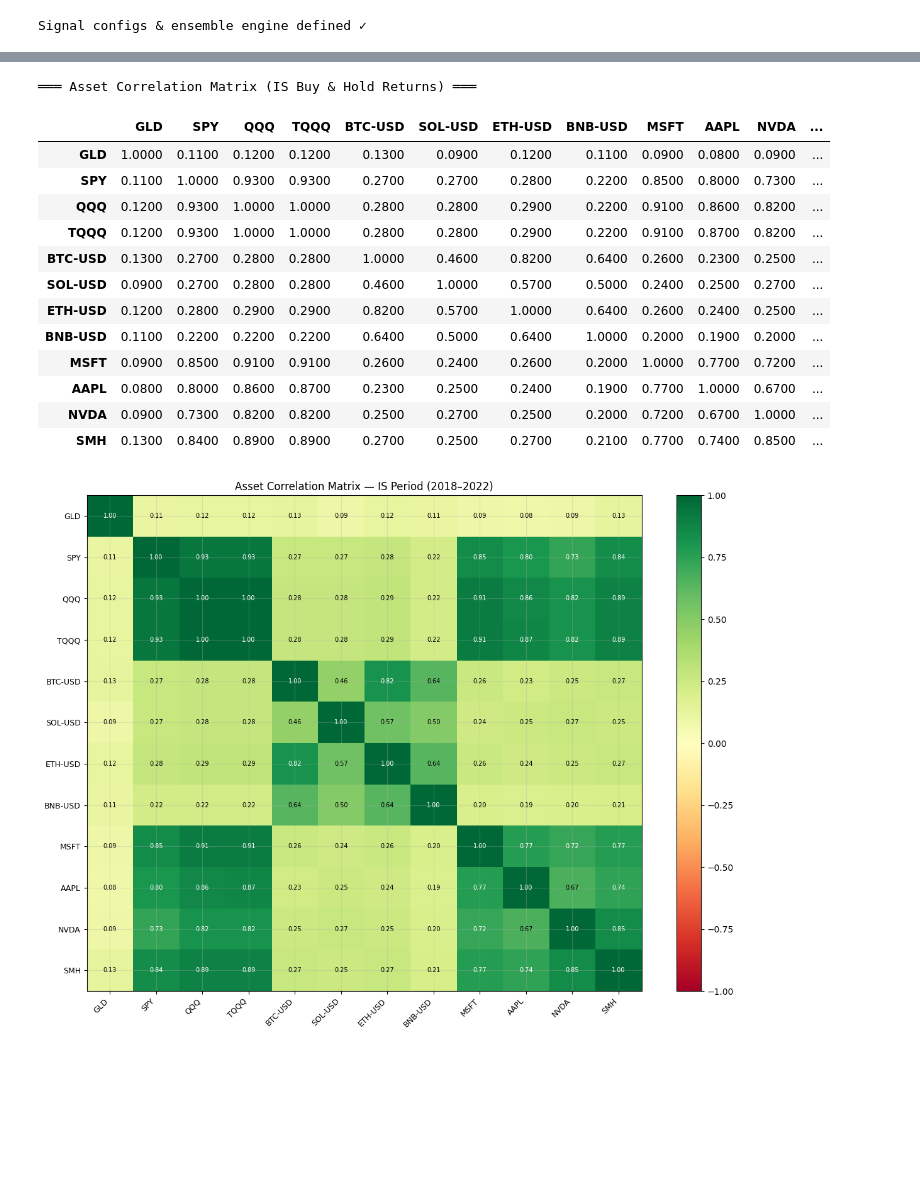
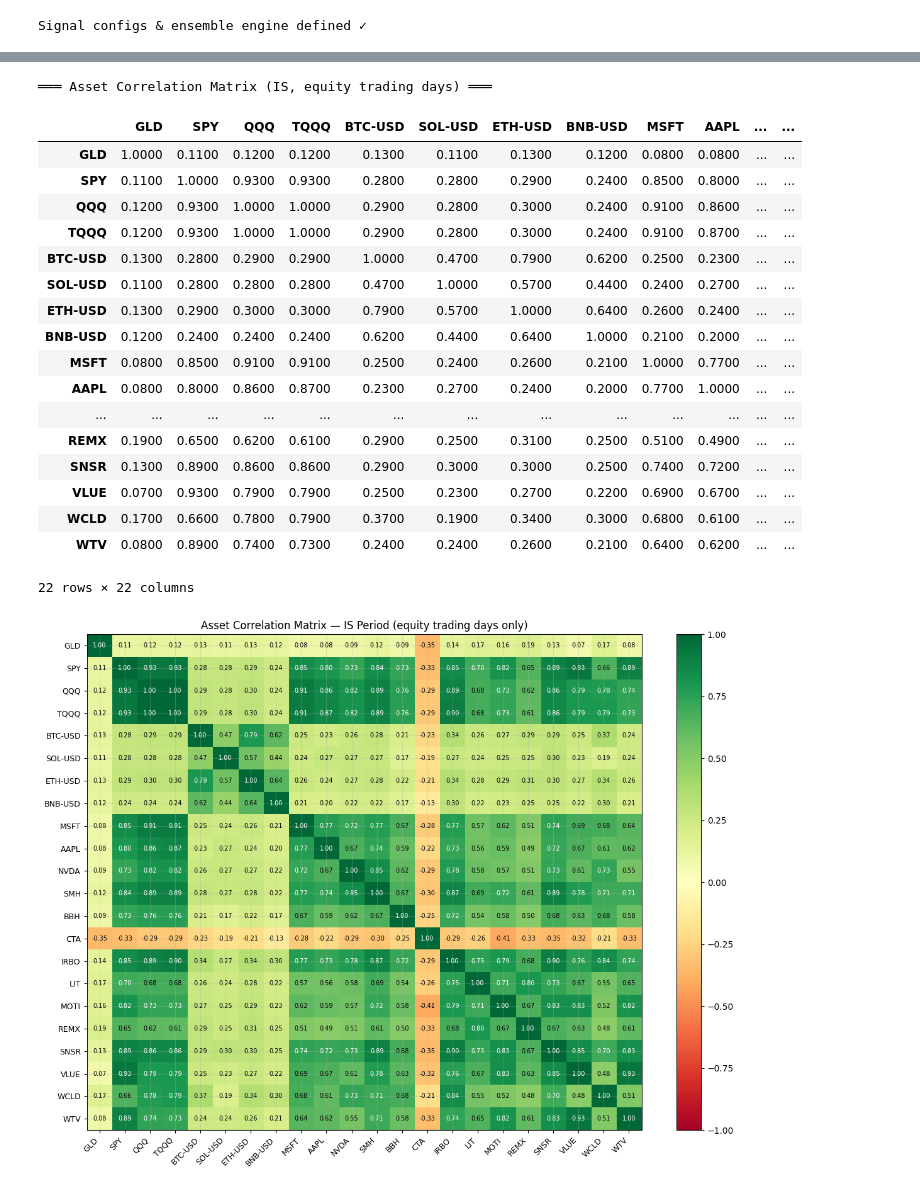
Before and after one commit to gordgoncompsidaytrading605/RSI_Portfolio_allocation, a Jupyter notebook: full_portfolio_RSIrotation.ipynb, the cells around one changed output, grey strips where cells are left out. Cells and saved outputs as stored; diff of their text form; code cells hidden in the pictures; blank space fills up the shorter version.

```diff
--- a/full_portfolio_RSIrotation.ipynb
+++ b/full_portfolio_RSIrotation.ipynb
@@ -808,48 +769,60 @@ SOL-USD     8.6%
 dtype: object
 # %%
-# CELL 11 CORRELATION METRICS
+# CELL 11 CORRELATION MATRIX
 
-print('═══ Asset Correlation Matrix (IS Buy & Hold Returns) ═══\n')
+# FIX 3: correlation computed on equity trading days only
+
+print('═══ Asset Correlation Matrix (IS, equity trading days) ═══\n')
 
 bnh_rets = pd.DataFrame({
     t: all_closes[t].reindex(ret_df.index).pct_change()
     for t in TICKERS if t in all_closes
 })[is_mask]
 
-corr = bnh_rets.corr().round(2)
+equity_cols          = [t for t in bnh_rets.columns if t not in CRYPTO_TICKERS]
+equity_day_mask_corr = bnh_rets[equity_cols].abs().sum(axis=1) > 0
+bnh_rets_aligned     = bnh_rets[equity_day_mask_corr]
+
+corr = bnh_rets_aligned.corr().round(2)
 display(corr)
 
 fig, ax = plt.subplots(figsize=(12, 9))
 im = ax.imshow(corr.values, cmap='RdYlGn', vmin=-1, vmax=1, aspect='auto')
 plt.colorbar(im, ax=ax)
 ax.set_xticks(range(len(corr.columns)))
 ax.set_yticks(range(len(corr.columns)))
 ax.set_xticklabels(corr.columns, rotation=45, ha='right', fontsize=9)
 ax.set_yticklabels(corr.columns, fontsize=9)
 for i in range(len(corr)):
     for j in range(len(corr.columns)):
         ax.text(j, i, f'{corr.iloc[i, j]:.2f}',
                 ha='center', va='center', fontsize=7,
                 color='black' if abs(corr.iloc[i, j]) < 0.7 else 'white')
-ax.set_title('Asset Correlation Matrix — IS Period (2018–2022)', fontsize=12)
+ax.set_title('Asset Correlation Matrix — IS Period (equity trading days only)',
+             fontsize=12)
 plt.tight_layout()
 plt.show()
 # %% [output]
-═══ Asset Correlation Matrix (IS Buy & Hold Returns) ═══
+═══ Asset Correlation Matrix (IS, equity trading days) ═══
-|  | GLD | SPY | QQQ | TQQQ | BTC-USD | SOL-USD | ETH-USD | BNB-USD | MSFT | AAPL | NVDA | ... |
-| GLD | 1.0000 | 0.1100 | 0.1200 | 0.1200 | 0.1300 | 0.0900 | 0.1200 | 0.1100 | 0.0900 | 0.0800 | 0.0900 | ... |
-| SPY | 0.1100 | 1.0000 | 0.9300 | 0.9300 | 0.2700 | 0.2700 | 0.2800 | 0.2200 | 0.8500 | 0.8000 | 0.7300 | ... |
-| QQQ | 0.1200 | 0.9300 | 1.0000 | 1.0000 | 0.2800 | 0.2800 | 0.2900 | 0.2200 | 0.9100 | 0.8600 | 0.8200 | ... |
-| TQQQ | 0.1200 | 0.9300 | 1.0000 | 1.0000 | 0.2800 | 0.2800 | 0.2900 | 0.2200 | 0.9100 | 0.8700 | 0.8200 | ... |
-| BTC-USD | 0.1300 | 0.2700 | 0.2800 | 0.2800 | 1.0000 | 0.4600 | 0.8200 | 0.6400 | 0.2600 | 0.2300 | 0.2500 | ... |
-| SOL-USD | 0.0900 | 0.2700 | 0.2800 | 0.2800 | 0.4600 | 1.0000 | 0.5700 | 0.5000 | 0.2400 | 0.2500 | 0.2700 | ... |
-| ETH-USD | 0.1200 | 0.2800 | 0.2900 | 0.2900 | 0.8200 | 0.5700 | 1.0000 | 0.6400 | 0.2600 | 0.2400 | 0.2500 | ... |
-| BNB-USD | 0.1100 | 0.2200 | 0.2200 | 0.2200 | 0.6400 | 0.5000 | 0.6400 | 1.0000 | 0.2000 | 0.1900 | 0.2000 | ... |
-| MSFT | 0.0900 | 0.8500 | 0.9100 | 0.9100 | 0.2600 | 0.2400 | 0.2600 | 0.2000 | 1.0000 | 0.7700 | 0.7200 | ... |
-| AAPL | 0.0800 | 0.8000 | 0.8600 | 0.8700 | 0.2300 | 0.2500 | 0.2400 | 0.1900 | 0.7700 | 1.0000 | 0.6700 | ... |
-| NVDA | 0.0900 | 0.7300 | 0.8200 | 0.8200 | 0.2500 | 0.2700 | 0.2500 | 0.2000 | 0.7200 | 0.6700 | 1.0000 | ... |
-| SMH | 0.1300 | 0.8400 | 0.8900 | 0.8900 | 0.2700 | 0.2500 | 0.2700 | 0.2100 | 0.7700 | 0.7400 | 0.8500 | ... |
+|  | GLD | SPY | QQQ | TQQQ | BTC-USD | SOL-USD | ETH-USD | BNB-USD | MSFT | AAPL | ... | ... |
+| GLD | 1.0000 | 0.1100 | 0.1200 | 0.1200 | 0.1300 | 0.1100 | 0.1300 | 0.1200 | 0.0800 | 0.0800 | ... | ... |
+| SPY | 0.1100 | 1.0000 | 0.9300 | 0.9300 | 0.2800 | 0.2800 | 0.2900 | 0.2400 | 0.8500 | 0.8000 | ... | ... |
+| QQQ | 0.1200 | 0.9300 | 1.0000 | 1.0000 | 0.2900 | 0.2800 | 0.3000 | 0.2400 | 0.9100 | 0.8600 | ... | ... |
+| TQQQ | 0.1200 | 0.9300 | 1.0000 | 1.0000 | 0.2900 | 0.2800 | 0.3000 | 0.2400 | 0.9100 | 0.8700 | ... | ... |
+| BTC-USD | 0.1300 | 0.2800 | 0.2900 | 0.2900 | 1.0000 | 0.4700 | 0.7900 | 0.6200 | 0.2500 | 0.2300 | ... | ... |
+| SOL-USD | 0.1100 | 0.2800 | 0.2800 | 0.2800 | 0.4700 | 1.0000 | 0.5700 | 0.4400 | 0.2400 | 0.2700 | ... | ... |
+| ETH-USD | 0.1300 | 0.2900 | 0.3000 | 0.3000 | 0.7900 | 0.5700 | 1.0000 | 0.6400 | 0.2600 | 0.2400 | ... | ... |
+| BNB-USD | 0.1200 | 0.2400 | 0.2400 | 0.2400 | 0.6200 | 0.4400 | 0.6400 | 1.0000 | 0.2100 | 0.2000 | ... | ... |
+| MSFT | 0.0800 | 0.8500 | 0.9100 | 0.9100 | 0.2500 | 0.2400 | 0.2600 | 0.2100 | 1.0000 | 0.7700 | ... | ... |
+| AAPL | 0.0800 | 0.8000 | 0.8600 | 0.8700 | 0.2300 | 0.2700 | 0.2400 | 0.2000 | 0.7700 | 1.0000 | ... | ... |
+| ... | ... | ... | ... | ... | ... | ... | ... | ... | ... | ... | ... | ... |
+| REMX | 0.1900 | 0.6500 | 0.6200 | 0.6100 | 0.2900 | 0.2500 | 0.3100 | 0.2500 | 0.5100 | 0.4900 | ... | ... |
+| SNSR | 0.1300 | 0.8900 | 0.8600 | 0.8600 | 0.2900 | 0.3000 | 0.3000 | 0.2500 | 0.7400 | 0.7200 | ... | ... |
+| VLUE | 0.0700 | 0.9300 | 0.7900 | 0.7900 | 0.2500 | 0.2300 | 0.2700 | 0.2200 | 0.6900 | 0.6700 | ... | ... |
+| WCLD | 0.1700 | 0.6600 | 0.7800 | 0.7900 | 0.3700 | 0.1900 | 0.3400 | 0.3000 | 0.6800 | 0.6100 | ... | ... |
+| WTV | 0.0800 | 0.8900 | 0.7400 | 0.7300 | 0.2400 | 0.2400 | 0.2600 | 0.2100 | 0.6400 | 0.6200 | ... | ... |
+22 rows × 22 columns
-[figure, old version]
+[figure, new version]
 # %%
 # CELL 12 EQUITY CURVE
 
```
Also changed, not shown: parts of 14 cells of this notebook.
